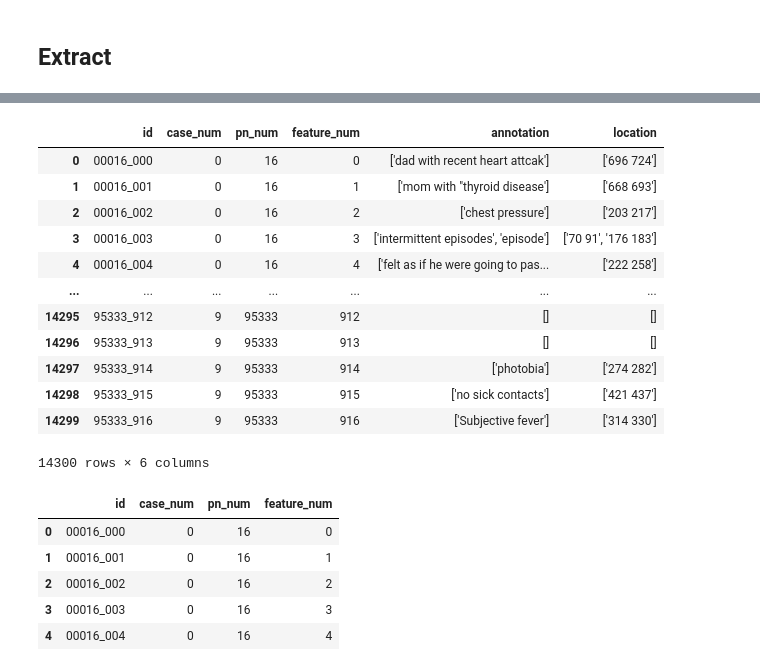
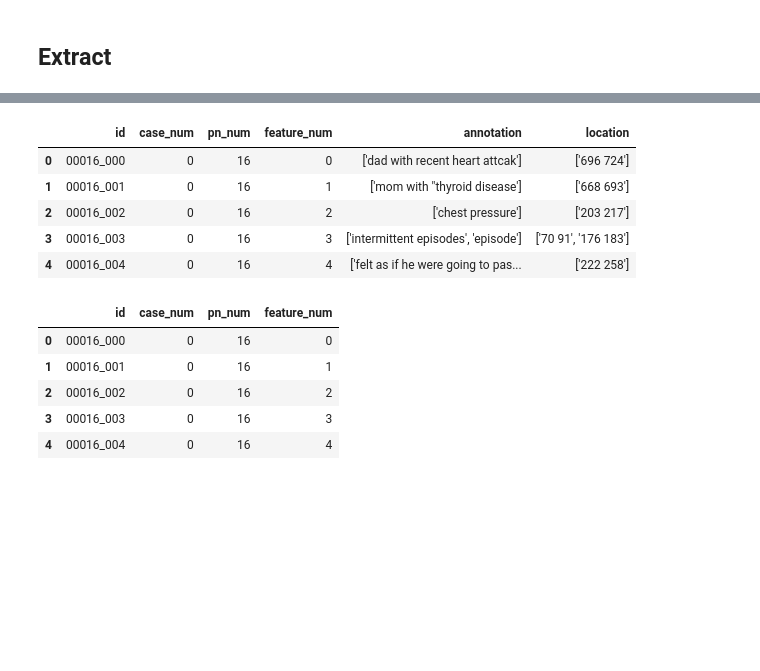
Before and after one commit to casals90/NBME-Score-Clinical-Patient-Notes, a Jupyter notebook: notebooks/00_eda.ipynb, the cells around one changed output, grey strips where cells are left out. Saved outputs shown, nothing was run; the diff lists cells and outputs as text; code cells hidden in the pictures; blank space fills up the shorter version.

```diff
--- a/notebooks/00_eda.ipynb
+++ b/notebooks/00_eda.ipynb
@@ -42,7 +48,7 @@ import pandas as pd
 # %% [markdown]
 ## Constants
 # %%
-data_folder = os.path.join("..", "data")
+data_folder = os.path.join("/", "data")
 raw_folder = os.path.join(data_folder, "raw")
 
 patient_notes_file_path = os.path.join(raw_folder, "patient_notes.csv")
@@ -90,20 +80,12 @@ features_df
 # %%
 train_df = pd.read_csv(train_file_path)
-
-train_df
+train_df.head()
 # %% [output]
 |  | id | case_num | pn_num | feature_num | annotation | location |
 | 0 | 00016_000 | 0 | 16 | 0 | ['dad with recent heart attcak'] | ['696 724'] |
 | 1 | 00016_001 | 0 | 16 | 1 | ['mom with "thyroid disease'] | ['668 693'] |
 | 2 | 00016_002 | 0 | 16 | 2 | ['chest pressure'] | ['203 217'] |
 | 3 | 00016_003 | 0 | 16 | 3 | ['intermittent episodes', 'episode'] | ['70 91', '176 183'] |
 | 4 | 00016_004 | 0 | 16 | 4 | ['felt as if he were going to pas... | ['222 258'] |
-| ... | ... | ... | ... | ... | ... | ... |
-| 14295 | 95333_912 | 9 | 95333 | 912 | [] | [] |
-| 14296 | 95333_913 | 9 | 95333 | 913 | [] | [] |
-| 14297 | 95333_914 | 9 | 95333 | 914 | ['photobia'] | ['274 282'] |
-| 14298 | 95333_915 | 9 | 95333 | 915 | ['no sick contacts'] | ['421 437'] |
-| 14299 | 95333_916 | 9 | 95333 | 916 | ['Subjective fever'] | ['314 330'] |
-14300 rows × 6 columns
 # %%
 test_df = pd.read_csv(test_file_path)
```
Also changed, not shown: parts of 43 cells of this notebook, 6 other files.
